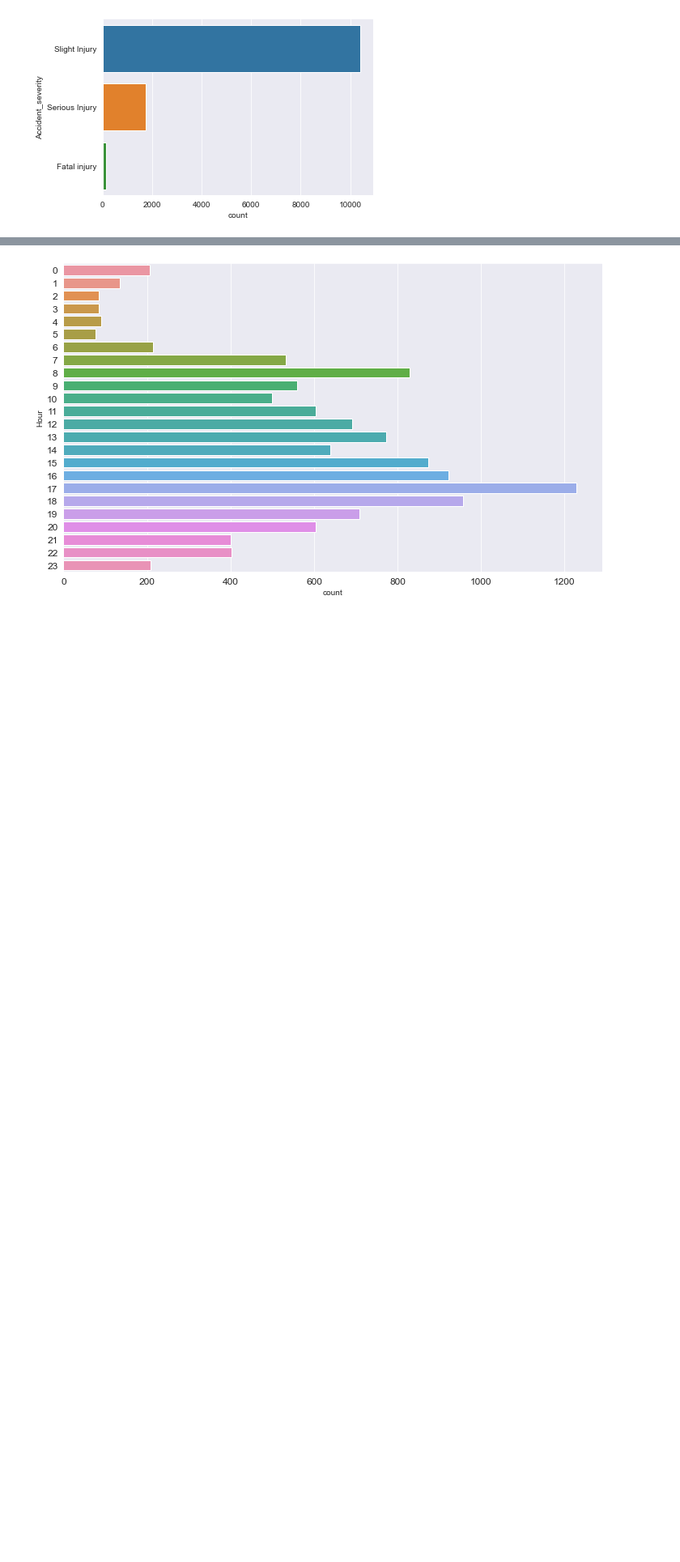
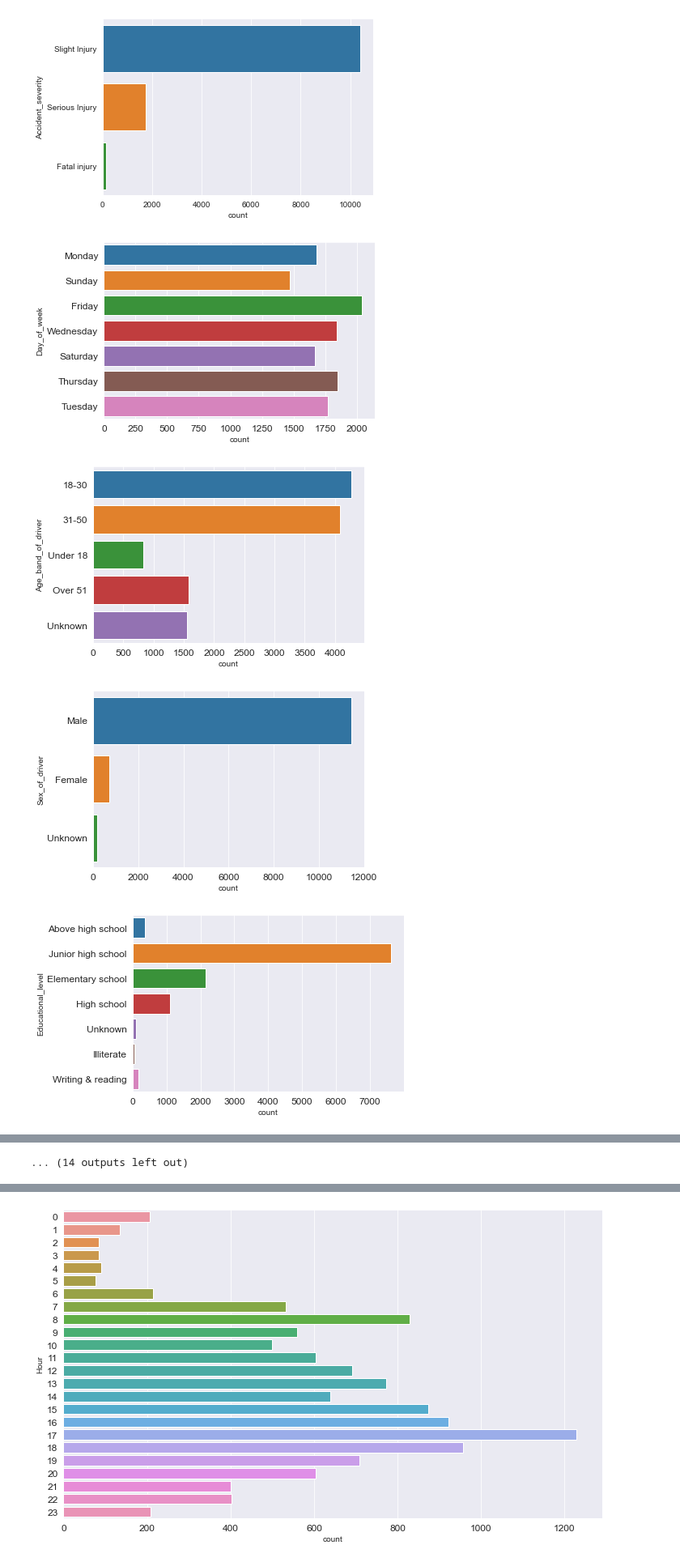
Before and after one commit to Thilak-cm/Road-Traffic-Accident-severity-prediction, a Jupyter notebook: RTA code.ipynb, the cells around one changed output, grey strips where cells are left out. Shown: that part at 81% size. Cells and saved outputs as stored; diff of their text form; code cells hidden in the pictures; blank space fills up the shorter version.

```diff
--- a/RTA code.ipynb
+++ b/RTA code.ipynb
@@ -116,3 +144,15 @@ sns.countplot(data= df, y='Accident_severity')
 # %% [output]
 <AxesSubplot:xlabel='count', ylabel='Accident_severity'>
 [figure]
+# %%
+for col in df.select_dtypes(include='object'):
+    if df[col].nunique() <= 18:
+        sns.countplot(data=df, y=col)
+        plt.xticks(fontsize=12)
+        plt.yticks(fontsize=12)
+        plt.show()
+# %% [output]
+[figure, added]
+[figure, added]
+[figure, added]
+[figure, added]
@@ -118,0 +167 @@ sns.countplot(data= df, y='Accident_severity')
+... (14 outputs left out)
```
Also changed, not shown: parts of 37 cells of this notebook.
